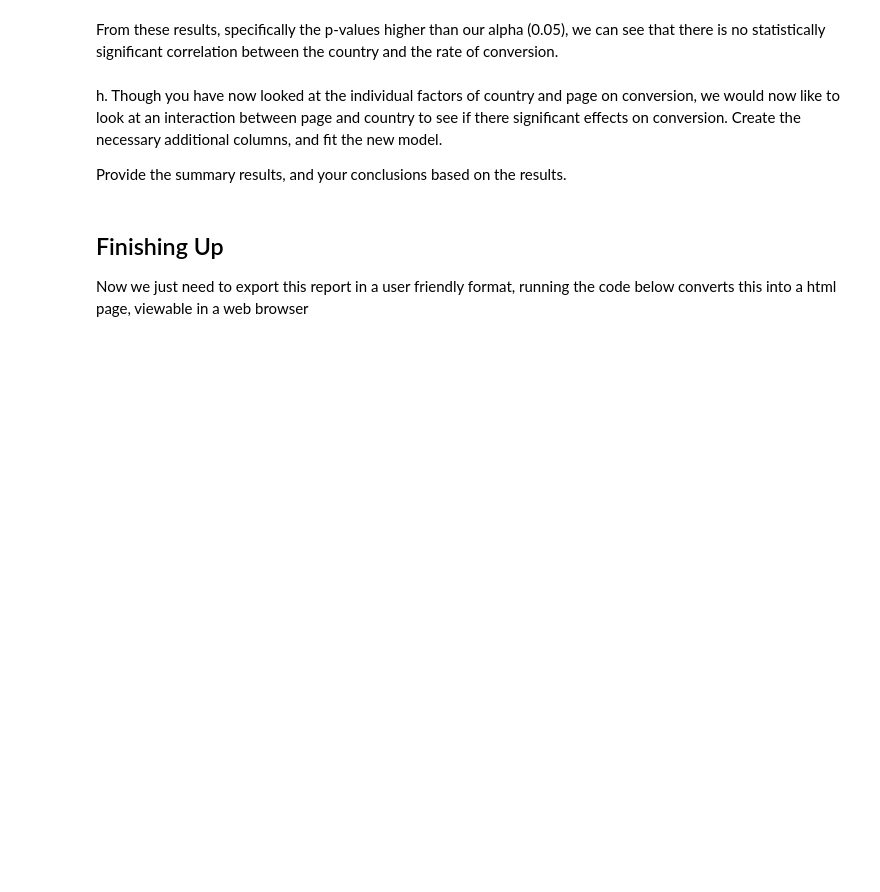
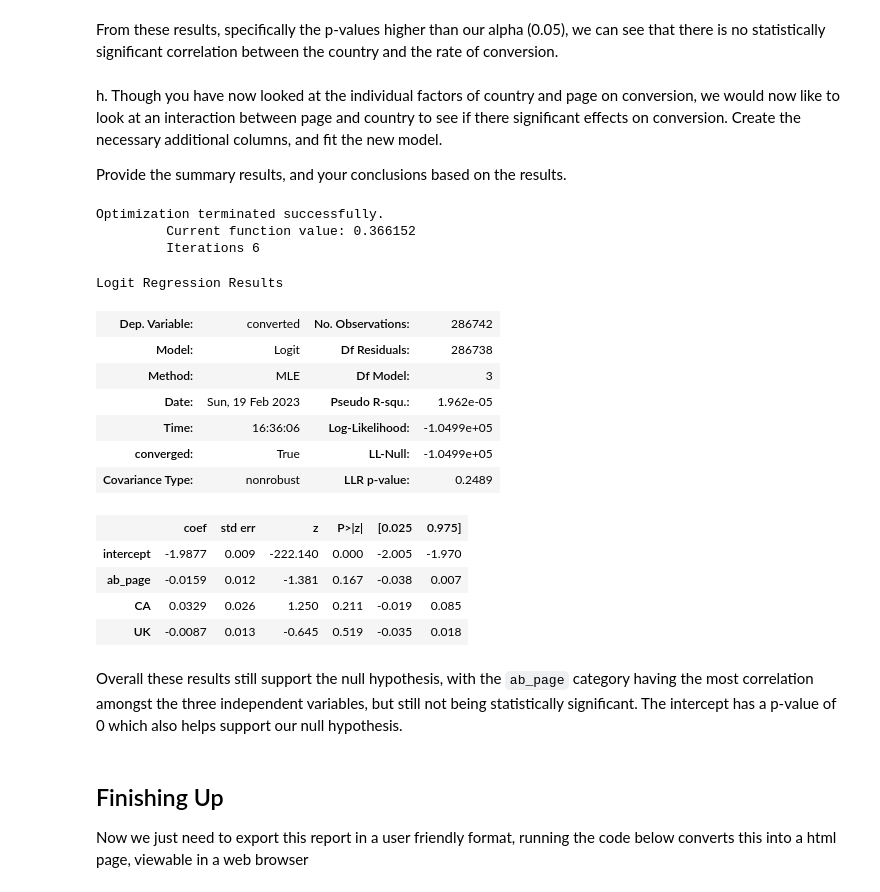
Before and after one commit to SeraphDev6/AnalyzeABTestResults-2, a Jupyter notebook: Analyze_ab_test_results_notebook.ipynb, the cells around one changed output. Saved outputs shown, nothing was run; the diff lists cells and outputs as text; code cells hidden in the pictures; blank space fills up the shorter version.

```diff
--- a/Analyze_ab_test_results_notebook.ipynb
+++ b/Analyze_ab_test_results_notebook.ipynb
@@ -442,6 +442,29 @@ From these results, specifically the p-values higher than our alpha (0.05), we c
 h. Though you have now looked at the individual factors of country and page on conversion, we would now like to look at an interaction between page and country to see if there significant effects on conversion.  Create the necessary additional columns, and fit the new model.
 
 Provide the summary results, and your conclusions based on the results.
+# %%
+total_reg = sm.Logit(df2["converted"], df2[["intercept","ab_page","CA","UK"]], missing="drop")
+results = total_reg.fit()
+results.summary()
+# %% [output]
+Optimization terminated successfully.
+         Current function value: 0.366152
+         Iterations 6
+Logit Regression Results
+| Dep. Variable: | converted | No. Observations: | 286742 |
+| Model: | Logit | Df Residuals: | 286738 |
+| Method: | MLE | Df Model: | 3 |
+| Date: | Sun, 19 Feb 2023 | Pseudo R-squ.: | 1.962e-05 |
+| Time: | 16:36:06 | Log-Likelihood: | -1.0499e+05 |
+| converged: | True | LL-Null: | -1.0499e+05 |
+| Covariance Type: | nonrobust | LLR p-value: | 0.2489 |
+|  | coef | std err | z | P>|z| | [0.025 | 0.975] |
+| intercept | -1.9877 | 0.009 | -222.140 | 0.000 | -2.005 | -1.970 |
+| ab_page | -0.0159 | 0.012 | -1.381 | 0.167 | -0.038 | 0.007 |
+| CA | 0.0329 | 0.026 | 1.250 | 0.211 | -0.019 | 0.085 |
+| UK | -0.0087 | 0.013 | -0.645 | 0.519 | -0.035 | 0.018 |
+# %% [markdown]
+Overall these results still support the null hypothesis, with the `ab_page` category having the most correlation amongst the three independent variables, but still not being statistically significant. The intercept has a p-value of 0 which also helps support our null hypothesis.
 # %% [markdown]
 <a id='conclusions'></a>
 ## Finishing Up
```
Also changed, not shown: parts of 10 cells of this notebook, 1 other file.
